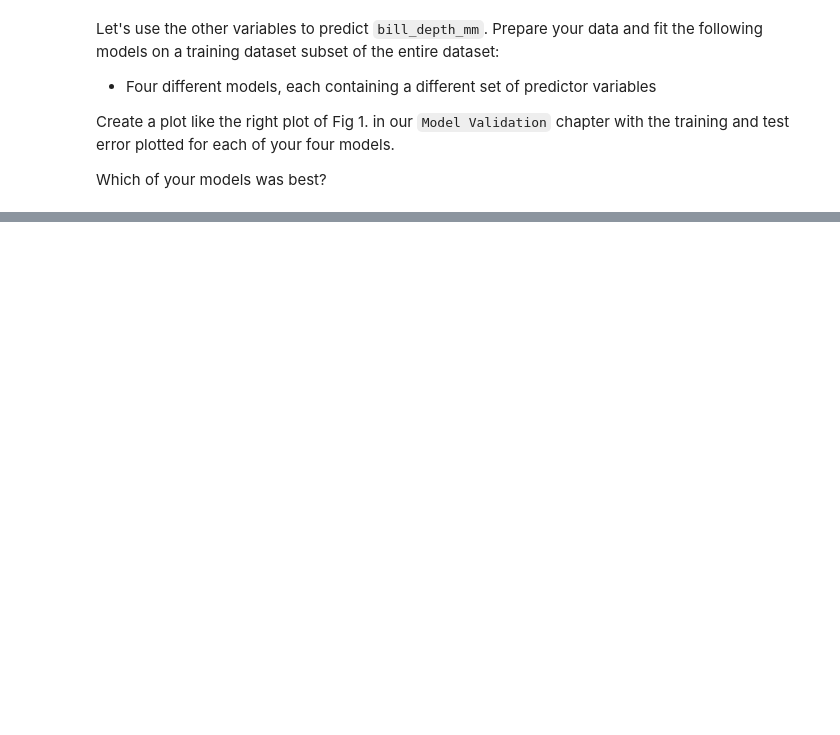
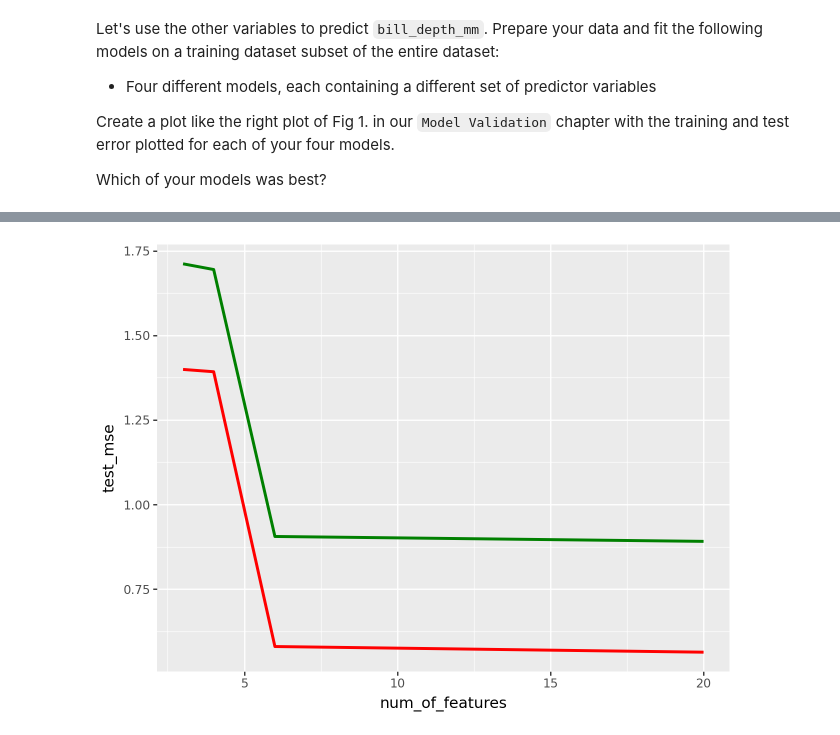
Before and after one commit to cybernewbee/gsb_544, a Jupyter notebook: chapter_11/pa_6_2_lm_and_eva.ipynb, the cells around one changed output, grey strips where cells are left out. Cells and saved outputs as stored; diff of their text form; code cells hidden in the pictures; blank space fills up the shorter version.

```diff
--- a/chapter_11/pa_6_2_lm_and_eva.ipynb
+++ b/chapter_11/pa_6_2_lm_and_eva.ipynb
@@ -84,0 +232,13 @@ y =
+# %%
+ct4_inter = ColumnTransformer(
+  [
+    ("interaction1", PolynomialFeatures(interaction_only = True), ["standardize__body_mass_g", "dummify__sex_female"]),
+    ("interaction2", PolynomialFeatures(interaction_only = True), ["standardize__body_mass_g", "dummify__sex_male"]),
+    ("interaction3", PolynomialFeatures(interaction_only = True), ["standardize__body_mass_g", "dummify__species_Adelie"]),
+    ("interaction4", PolynomialFeatures(interaction_only = True), ["standardize__body_mass_g", "dummify__species_Chinstrap"]),
+    ("interaction5", PolynomialFeatures(interaction_only = True), ["standardize__body_mass_g", "dummify__species_Gentoo"]),
+  ],
+  remainder = "passthrough"
+).set_output(transform = "pandas")
+ct4_inter_transformed = ct4_inter.fit_transform(ct4_transformed)
+print(ct4_inter_transformed[:1])
@@ -84,0 +263,22 @@ y =
+# %%
+# pipeline
+lr_pipeline4 = Pipeline([
+    ("preprocessor", ct4),
+    ("interacton", ct4_inter),                            # First step: scale and dummy
+    ("regressor", LinearRegression())  # Second step: apply linear regression
+])
+# %%
+lr_pipeline4.fit(X_train, y_train)
+train_pred4 = lr_pipeline4.predict(X_train)
+test_pred4 = lr_pipeline4.predict(X_test)
+result4 = pd.DataFrame([{
+        "model": "model 4",
+        "num_of_features": ct4_inter_transformed.shape[1],
+        "train_mse": mean_squared_error(y_train, train_pred4),
+        "test_mse": mean_squared_error(y_test, test_pred4),
+        "r2_train": r2_score(y_train, train_pred4),
+        "r2_test": r2_score(y_test, test_pred4),
+        "rmse_train": root_mean_squared_error(y_train, train_pred4),
+        "rmse_test": root_mean_squared_error(y_test, test_pred4)
+  }])
+result4
@@ -84,0 +288,3 @@ y =
+# %%
+model_selected = pd.concat([result1, result2, result3, result4], ignore_index=True)
+model_selected
@@ -84,0 +300,7 @@ y =
+# %%
+(p9.ggplot(model_selected, p9.aes(x='num_of_features')) +
+         p9.geom_line(p9.aes(y='test_mse'), color='green', size=1.2) +
+         p9.geom_line(p9.aes(y='train_mse'), color='red', size=1.2)   # Regression line
+        )
+# %% [output]
+[figure, added]
```
Also changed, not shown: parts of 34 cells of this notebook, 2 other files.
